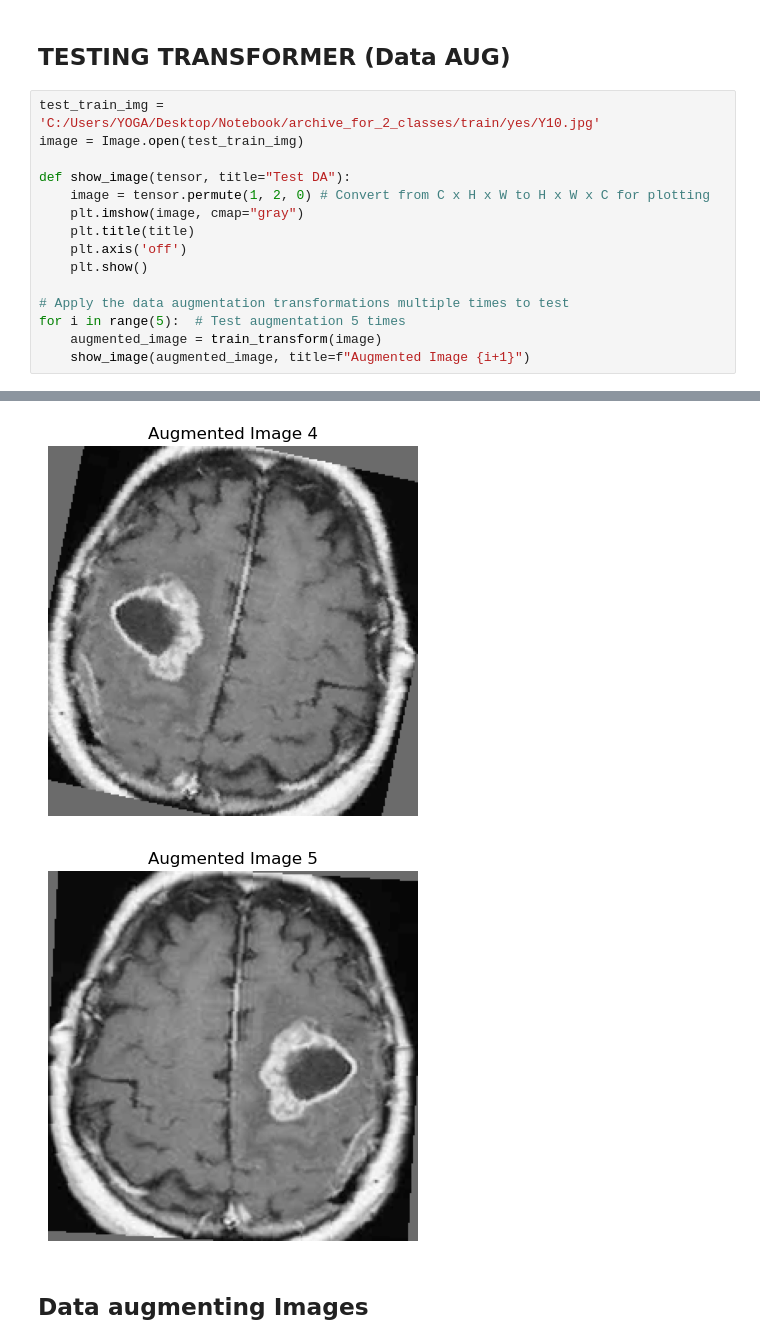
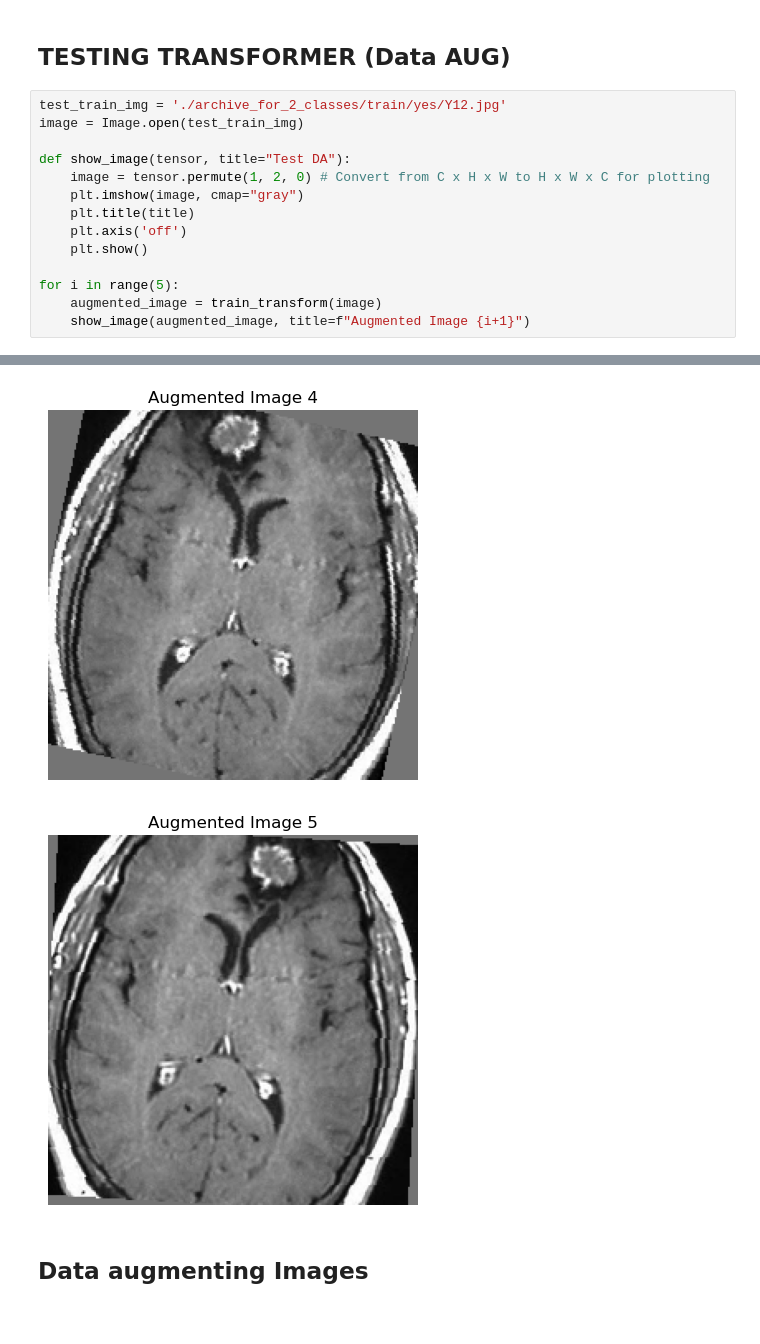
Before and after one commit to Ahmedfull02/Detecting-Brain-Tumors-Using-Transformer-based-Model, a Jupyter notebook: mri_classifier_swin.ipynb, the cells around one changed output, grey strips where cells are left out. Saved outputs shown, nothing was run; the diff lists cells and outputs as text.

```diff
--- a/mri_classifier_swin.ipynb
+++ b/mri_classifier_swin.ipynb
@@ -134,7 +132,7 @@ Compose(
 # %% [markdown]
 ## TESTING TRANSFORMER (Data AUG)
 # %%
-test_train_img = 'C:/Users/YOGA/Desktop/Notebook/archive_for_2_classes/train/yes/Y10.jpg'
+test_train_img = './archive_for_2_classes/train/yes/Y12.jpg'
 image = Image.open(test_train_img)
 
 def show_image(tensor, title="Test DA"):
@@ -144,8 +142,7 @@ def show_image(tensor, title="Test DA"):
     plt.axis('off')
     plt.show()
 
-# Apply the data augmentation transformations multiple times to test
-for i in range(5):  # Test augmentation 5 times
+for i in range(5):
     augmented_image = train_transform(image)
     show_image(augmented_image, title=f"Augmented Image {i+1}")
 # %% [output]
@@ -155,5 +152,5 @@ for i in range(5):  # Test augmentation 5 times
-[figure, old version]
+[figure, new version]
-[figure, old version]
+[figure, new version]
 # %% [markdown]
 ## Data augmenting Images
 # %%
```
Also changed, not shown: parts of 16 cells of this notebook, 2 other files.
